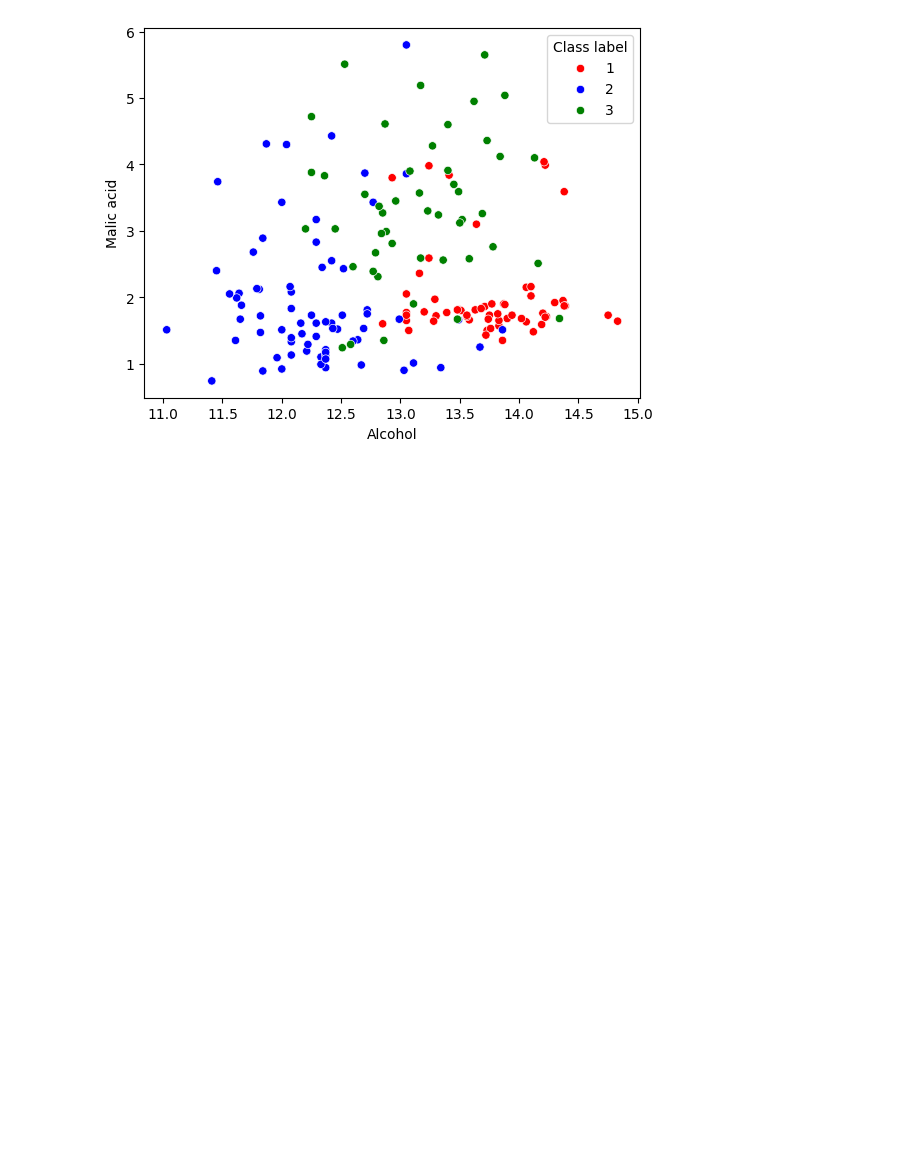
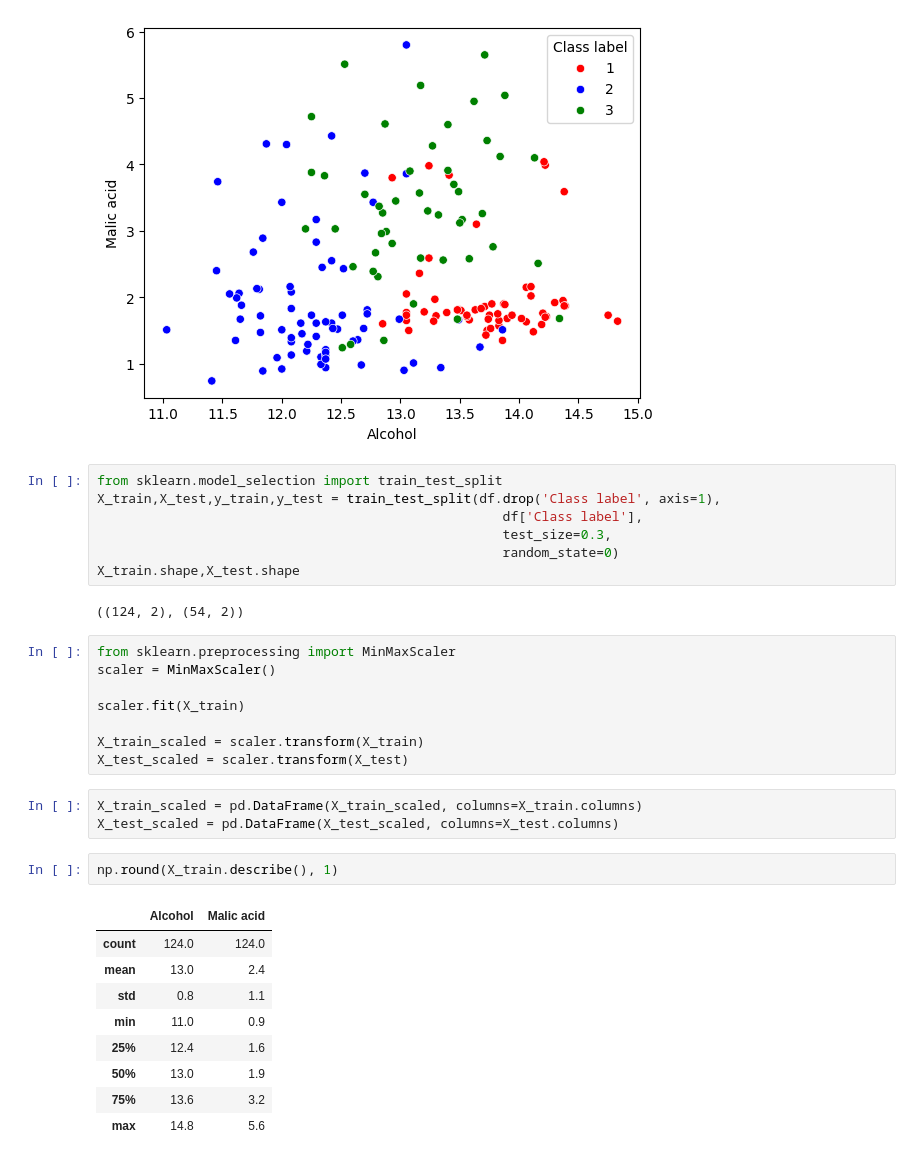
Before and after one commit to tashfeen786/100DaysOfMachineLearning, a Jupyter notebook: day 25 Feature Scaling - Normalization/day25.ipynb, the cells around one changed output. Cells and saved outputs as stored; diff of their text form; blank space fills up the shorter version.

Commit message:
Added code to split dataset into training and testing sets, applied MinMax scaling, and included descriptive statistics for scaled features in day 25 notebook.

```diff
--- a/day 25 Feature Scaling - Normalization/day25.ipynb
+++ b/day 25 Feature Scaling - Normalization/day25.ipynb
@@ -38,3 +38,35 @@ sns.scatterplot(x =df['Alcohol'], y =df['Malic acid'],hue=df['Class label'],pale
 # %% [output]
 <Axes: xlabel='Alcohol', ylabel='Malic acid'>
 [figure]
+# %%
+from sklearn.model_selection import train_test_split
+X_train,X_test,y_train,y_test = train_test_split(df.drop('Class label', axis=1),
+                                                    df['Class label'],
+                                                    test_size=0.3,
+                                                    random_state=0)
+X_train.shape,X_test.shape
+# %% [output]
+((124, 2), (54, 2))
+# %%
+from sklearn.preprocessing import MinMaxScaler
+scaler = MinMaxScaler()
+
+scaler.fit(X_train)
+
+X_train_scaled = scaler.transform(X_train)
+X_test_scaled = scaler.transform(X_test)
+# %%
+X_train_scaled = pd.DataFrame(X_train_scaled, columns=X_train.columns)
+X_test_scaled = pd.DataFrame(X_test_scaled, columns=X_test.columns)
+# %%
+np.round(X_train.describe(), 1)
+# %% [output]
+|  | Alcohol | Malic acid |
+| count | 124.0 | 124.0 |
+| mean | 13.0 | 2.4 |
+| std | 0.8 | 1.1 |
+| min | 11.0 | 0.9 |
+| 25% | 12.4 | 1.6 |
+| 50% | 13.0 | 1.9 |
+| 75% | 13.6 | 3.2 |
+| max | 14.8 | 5.6 |
```
Also changed, not shown: parts of 1 cell of this notebook.
